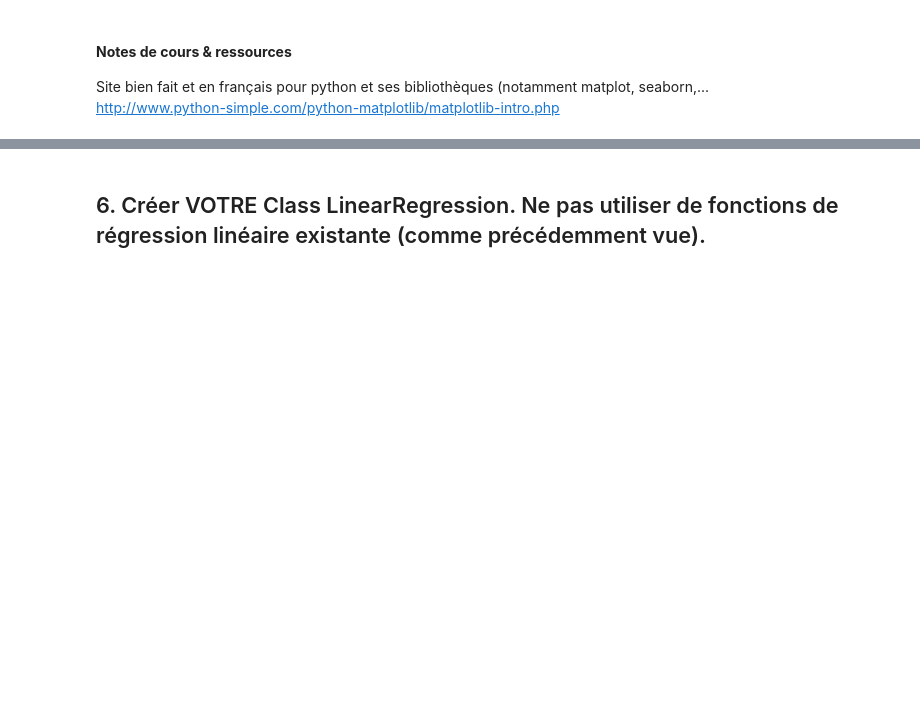
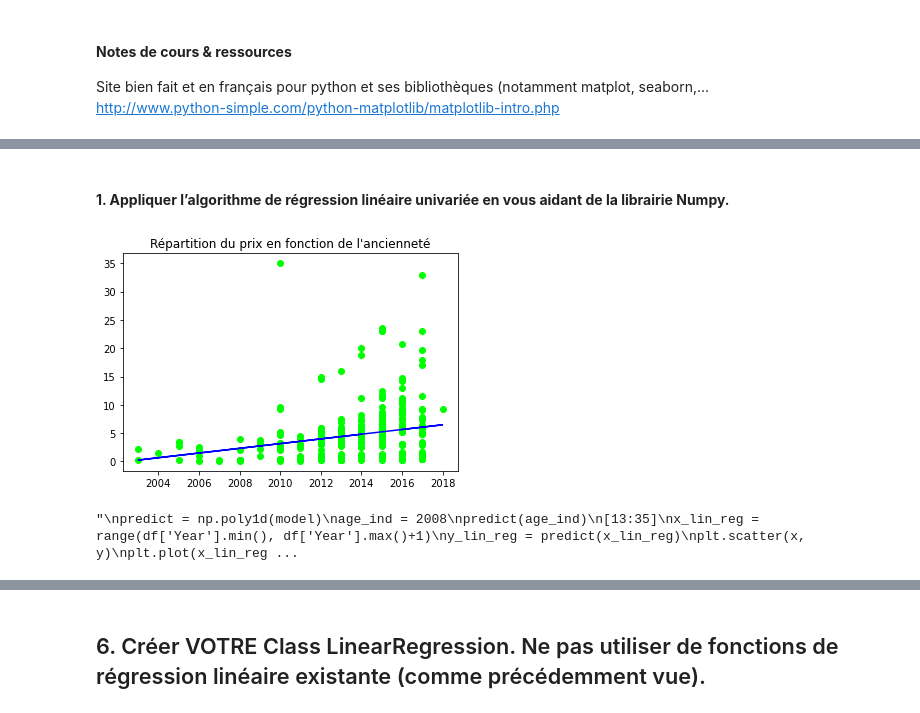
Before and after one commit to jpphi/brief1, a Jupyter notebook: Brief1 - rendu.ipynb, the cells around one changed output, grey strips where cells are left out. Cells and saved outputs as stored; diff of their text form; code cells hidden in the pictures; blank space fills up the shorter version.

```diff
--- a/Brief1 - rendu.ipynb
+++ b/Brief1 - rendu.ipynb
@@ -166,0 +227,30 @@ http://www.python-simple.com/python-matplotlib/matplotlib-intro.php
+# %% [markdown]
+#### **1. Appliquer l’algorithme de régression linéaire univariée en vous aidant de la librairie Numpy.**
+# %%
+#plt.plot(fit)
+#plt.plot(car_data['Year'])
+plt.plot(car_data['Year'],car_data['Selling_Price'],linestyle = 'none',marker = 'o',c = 'lime')
+plt.title("Répartition du prix en fonction de l'ancienneté")
+
+# Régression Linéaire: La fonction polyfit renvoie le 'a' et le 'b' de la droite y=ax+b
+#fit = np.polyfit(car_data['Year'], car_data['Selling_Price'], 1)
+fit = np.polyfit(car_data['Year'], car_data['Selling_Price'], 1)
+poly = np.poly1d(fit) # la valeur retournée est la fonction polynomiale
+plt.plot(car_data['Year'],poly(car_data['Year']),c = 'blue')
+
+
+plt.show()
+
+"""
+predict = np.poly1d(model)
+age_ind = 2008
+predict(age_ind)
+[13:35]
+x_lin_reg = range(df['Year'].min(), df['Year'].max()+1)
+y_lin_reg = predict(x_lin_reg)
+plt.scatter(x, y)
+plt.plot(x_lin_reg, y_lin_reg, c = 'r')
+"""
+# %% [output]
+[figure, added]
+"\npredict = np.poly1d(model)\nage_ind = 2008\npredict(age_ind)\n[13:35]\nx_lin_reg = range(df['Year'].min(), df['Year'].max()+1)\ny_lin_reg = predict(x_lin_reg)\nplt.scatter(x, y)\nplt.plot(x_lin_reg ...
```
Also changed, not shown: parts of 15 cells of this notebook.
